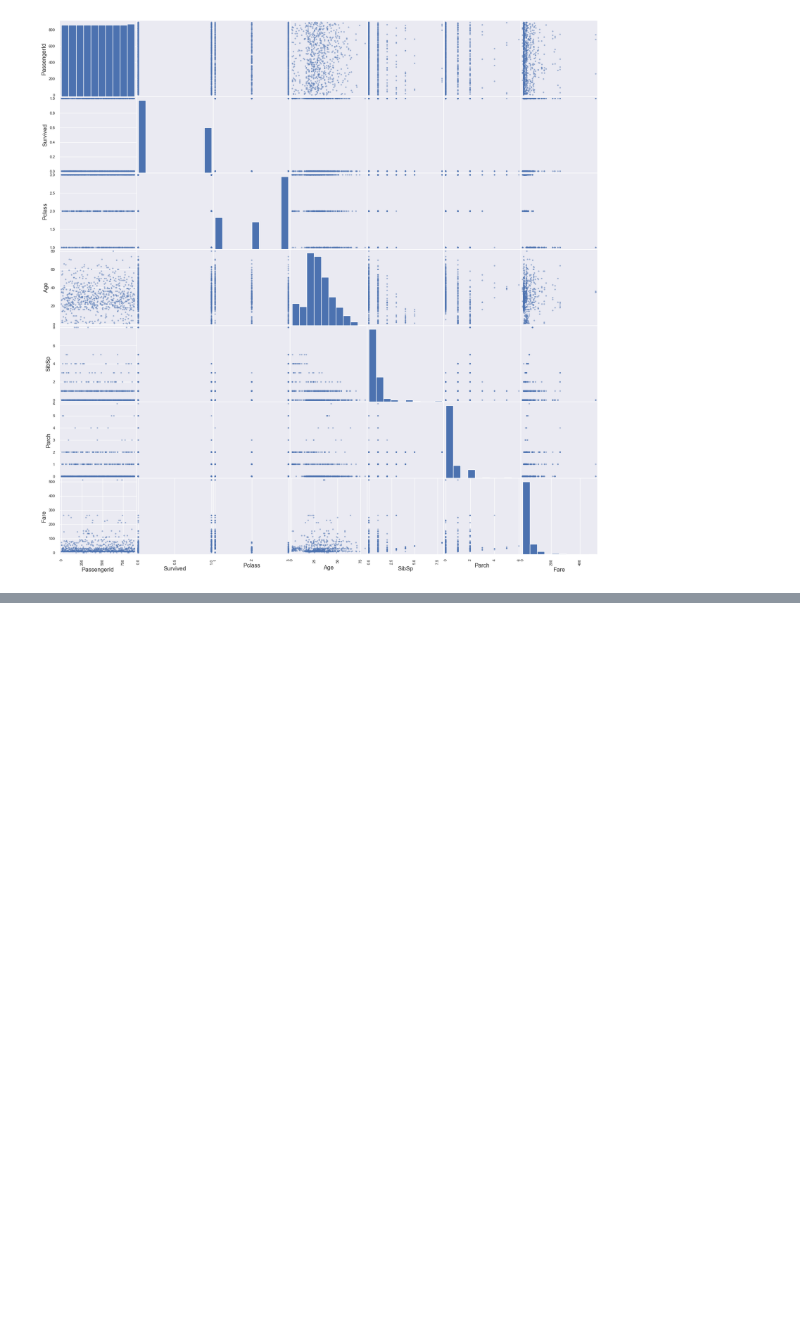
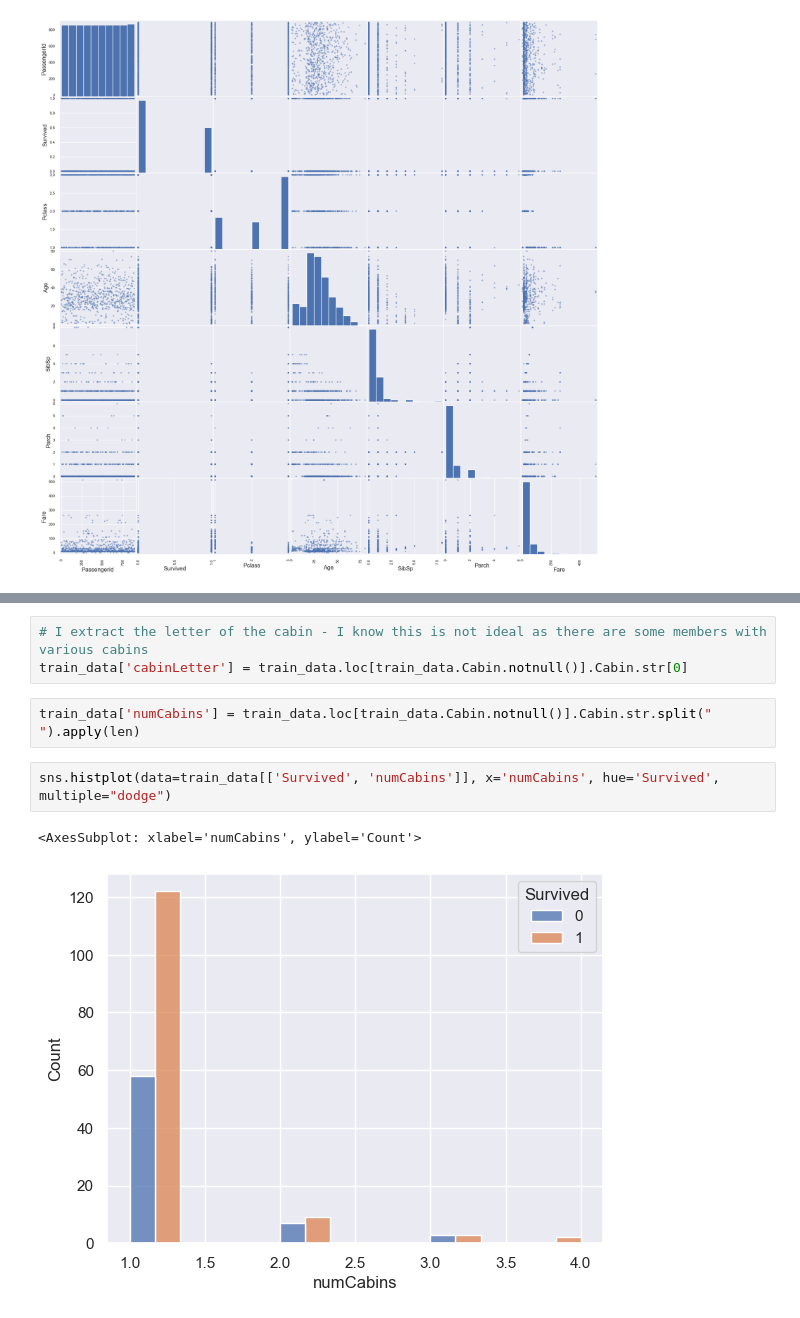
Before and after one commit to mcachosoblechero/Classic-ML-Datasets, a Jupyter notebook: Titanic/exploration/exploratory_data_analysis.ipynb, the cells around one changed output, grey strips where cells are left out. Saved outputs shown, nothing was run; the diff lists cells and outputs as text; blank space fills up the shorter version.

```diff
--- a/Titanic/exploration/exploratory_data_analysis.ipynb
+++ b/Titanic/exploration/exploratory_data_analysis.ipynb
@@ -245,0 +296,10 @@ fig = pd.plotting.scatter_matrix(train_data, figsize=(20,20))
+# %%
+# I extract the letter of the cabin - I know this is not ideal as there are some members with various cabins
+train_data['cabinLetter'] = train_data.loc[train_data.Cabin.notnull()].Cabin.str[0]
+# %%
+train_data['numCabins'] = train_data.loc[train_data.Cabin.notnull()].Cabin.str.split(" ").apply(len)
+# %%
+sns.histplot(data=train_data[['Survived', 'numCabins']], x='numCabins', hue='Survived', multiple="dodge")
+# %% [output]
+<AxesSubplot: xlabel='numCabins', ylabel='Count'>
+[figure, added]
```
Also changed, not shown: parts of 18 cells of this notebook.
